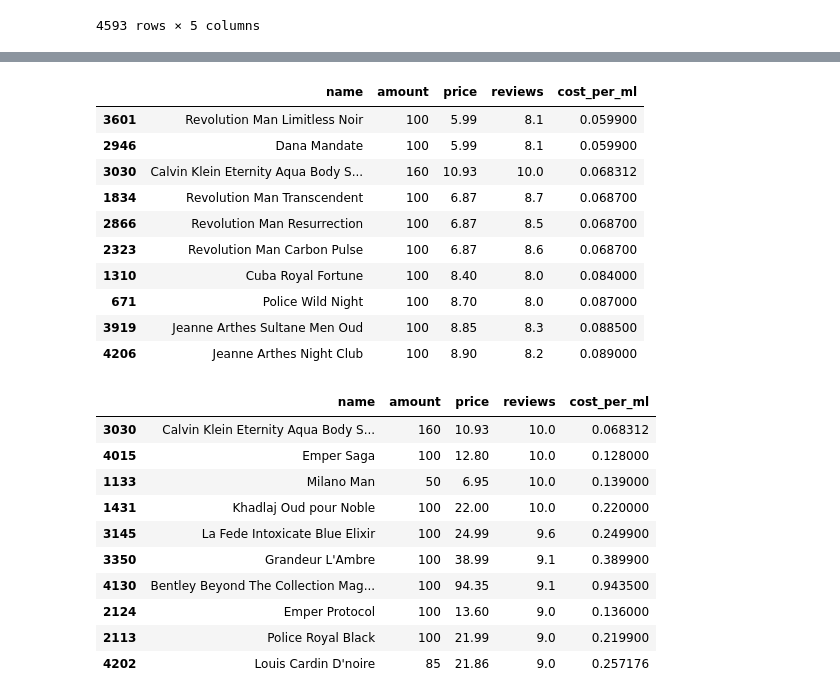
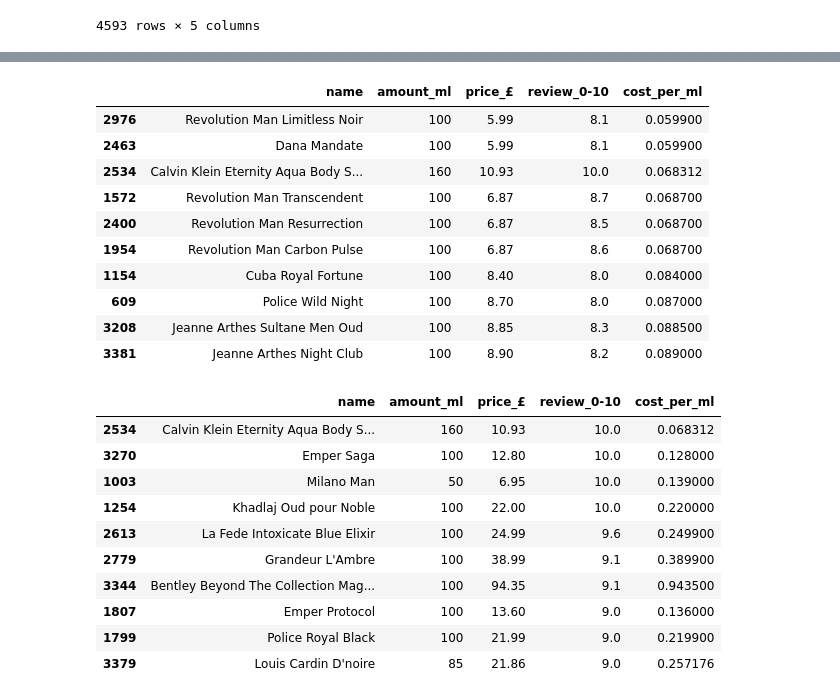
Before and after one commit to BrendanBirdfield/Perfume-Review-Price-Analysis, a Jupyter notebook: perfume_price_review.ipynb, the cells around one changed output, grey strips where cells are left out. Drawn from its saved outputs; the diff is of its cells as text; code cells hidden in the pictures.

```diff
--- a/perfume_price_review.ipynb
+++ b/perfume_price_review.ipynb
@@ -665,0 +684,4 @@ merged.to_csv("perfume_fini.csv")
+# %%
+perfumes.rename(columns={"amount" : "amount_ml", "price" : "price_£", "reviews" : "review_0-10"},inplace=True)
+# %%
+perfumes.drop(columns=["Unnamed: 0"],inplace=True)
@@ -665,0 +726,3 @@ merged.to_csv("perfume_fini.csv")
+# %%
+#changing price value for row 1992 from 3500 to 35
+perfumes.at[1992, "price_£"] = 35
@@ -665,0 +752,2 @@ merged.to_csv("perfume_fini.csv")
+# %%
+perfumes.at[1068, "price_£"] = 90
@@ -666,32 +790,32 @@ merged.to_csv("perfume_fini.csv")
 # %%
 #finding the cheapest perfumes with a review score of at least 8
-merged[merged["reviews"] >=8].sort_values("cost_per_ml").head(10)
+perfumes[perfumes["review_0-10"] >=8].sort_values("cost_per_ml").head(10)
 # %% [output]
-|  | name | amount | price | reviews | cost_per_ml |
-| 3601 | Revolution Man Limitless Noir | 100 | 5.99 | 8.1 | 0.059900 |
-| 2946 | Dana Mandate | 100 | 5.99 | 8.1 | 0.059900 |
-| 3030 | Calvin Klein Eternity Aqua Body S... | 160 | 10.93 | 10.0 | 0.068312 |
-| 1834 | Revolution Man Transcendent | 100 | 6.87 | 8.7 | 0.068700 |
-| 2866 | Revolution Man Resurrection | 100 | 6.87 | 8.5 | 0.068700 |
-| 2323 | Revolution Man Carbon Pulse | 100 | 6.87 | 8.6 | 0.068700 |
-| 1310 | Cuba Royal Fortune | 100 | 8.40 | 8.0 | 0.084000 |
-| 671 | Police Wild Night | 100 | 8.70 | 8.0 | 0.087000 |
-| 3919 | Jeanne Arthes Sultane Men Oud | 100 | 8.85 | 8.3 | 0.088500 |
-| 4206 | Jeanne Arthes Night Club | 100 | 8.90 | 8.2 | 0.089000 |
+|  | name | amount_ml | price_£ | review_0-10 | cost_per_ml |
+| 2976 | Revolution Man Limitless Noir | 100 | 5.99 | 8.1 | 0.059900 |
+| 2463 | Dana Mandate | 100 | 5.99 | 8.1 | 0.059900 |
+| 2534 | Calvin Klein Eternity Aqua Body S... | 160 | 10.93 | 10.0 | 0.068312 |
+| 1572 | Revolution Man Transcendent | 100 | 6.87 | 8.7 | 0.068700 |
+| 2400 | Revolution Man Resurrection | 100 | 6.87 | 8.5 | 0.068700 |
+| 1954 | Revolution Man Carbon Pulse | 100 | 6.87 | 8.6 | 0.068700 |
+| 1154 | Cuba Royal Fortune | 100 | 8.40 | 8.0 | 0.084000 |
+| 609 | Police Wild Night | 100 | 8.70 | 8.0 | 0.087000 |
+| 3208 | Jeanne Arthes Sultane Men Oud | 100 | 8.85 | 8.3 | 0.088500 |
+| 3381 | Jeanne Arthes Night Club | 100 | 8.90 | 8.2 | 0.089000 |
 # %%
 #Finding the highest reviewed perfumes for the lowest cost
-merged.sort_values(["reviews", "cost_per_ml"], ascending=[False,True]).head(10)
+perfumes.sort_values(["review_0-10", "cost_per_ml"], ascending=[False,True]).head(10)
 # %% [output]
-|  | name | amount | price | reviews | cost_per_ml |
-| 3030 | Calvin Klein Eternity Aqua Body S... | 160 | 10.93 | 10.0 | 0.068312 |
-| 4015 | Emper Saga | 100 | 12.80 | 10.0 | 0.128000 |
-| 1133 | Milano Man | 50 | 6.95 | 10.0 | 0.139000 |
-| 1431 | Khadlaj Oud pour Noble | 100 | 22.00 | 10.0 | 0.220000 |
-| 3145 | La Fede Intoxicate Blue Elixir | 100 | 24.99 | 9.6 | 0.249900 |
-| 3350 | Grandeur L'Ambre | 100 | 38.99 | 9.1 | 0.389900 |
-| 4130 | Bentley Beyond The Collection Mag... | 100 | 94.35 | 9.1 | 0.943500 |
-| 2124 | Emper Protocol | 100 | 13.60 | 9.0 | 0.136000 |
-| 2113 | Police Royal Black | 100 | 21.99 | 9.0 | 0.219900 |
-| 4202 | Louis Cardin D'noire | 85 | 21.86 | 9.0 | 0.257176 |
+|  | name | amount_ml | price_£ | review_0-10 | cost_per_ml |
+| 2534 | Calvin Klein Eternity Aqua Body S... | 160 | 10.93 | 10.0 | 0.068312 |
+| 3270 | Emper Saga | 100 | 12.80 | 10.0 | 0.128000 |
+| 1003 | Milano Man | 50 | 6.95 | 10.0 | 0.139000 |
+| 1254 | Khadlaj Oud pour Noble | 100 | 22.00 | 10.0 | 0.220000 |
+| 2613 | La Fede Intoxicate Blue Elixir | 100 | 24.99 | 9.6 | 0.249900 |
+| 2779 | Grandeur L'Ambre | 100 | 38.99 | 9.1 | 0.389900 |
+| 3344 | Bentley Beyond The Collection Mag... | 100 | 94.35 | 9.1 | 0.943500 |
+| 1807 | Emper Protocol | 100 | 13.60 | 9.0 | 0.136000 |
+| 1799 | Police Royal Black | 100 | 21.99 | 9.0 | 0.219900 |
+| 3379 | Louis Cardin D'noire | 85 | 21.86 | 9.0 | 0.257176 |
 # %%
 #finding the best reviewed perfume for less than £50
```
Also changed, not shown: parts of 21 cells of this notebook, 1 other file.
